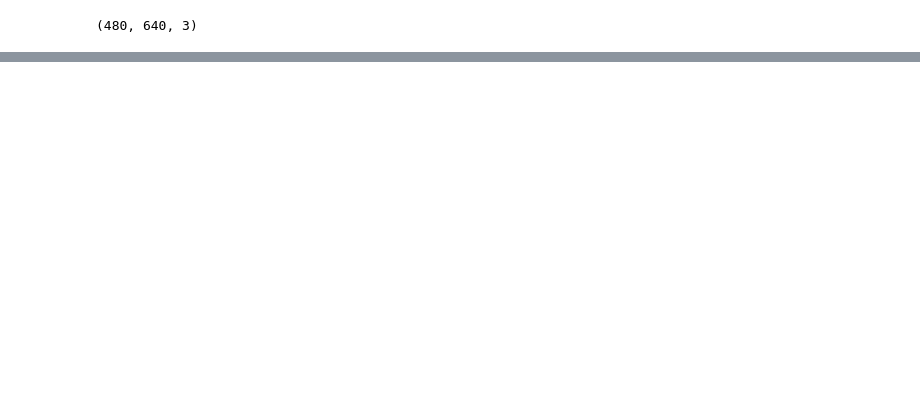
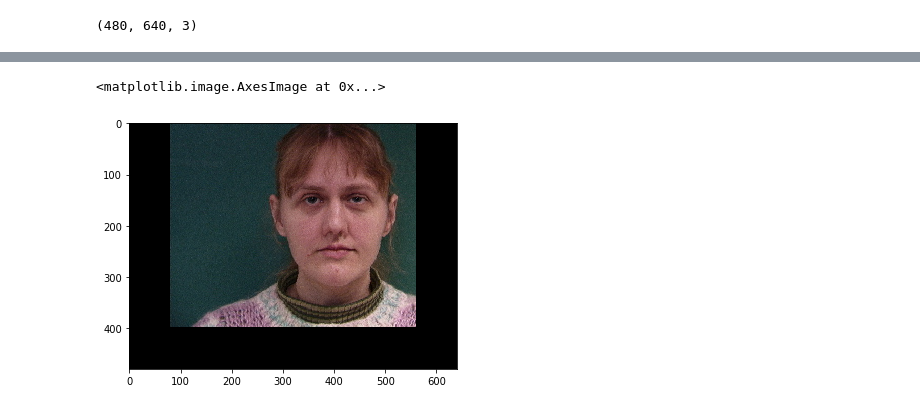
Before and after one commit to aprilsin/cs194-proj3, a Jupyter notebook: CS194 Proj3.ipynb, the cells around one changed output, grey strips where cells are left out. Drawn from its saved outputs; the diff is of its cells as text; code cells hidden in the pictures; blank space fills up the shorter version.

```diff
--- a/CS194 Proj3.ipynb
+++ b/CS194 Proj3.ipynb
@@ -309,0 +279,5 @@ morph.plot_tri_mesh(mean_img, mean_pts, triangulation)
+# %%
+io.imshow(warped_imgs[5])
+# %% [output]
+<matplotlib.image.AxesImage at 0x...>
+[figure, added]
```
Also changed, not shown: parts of 21 cells of this notebook, 45 other files.
